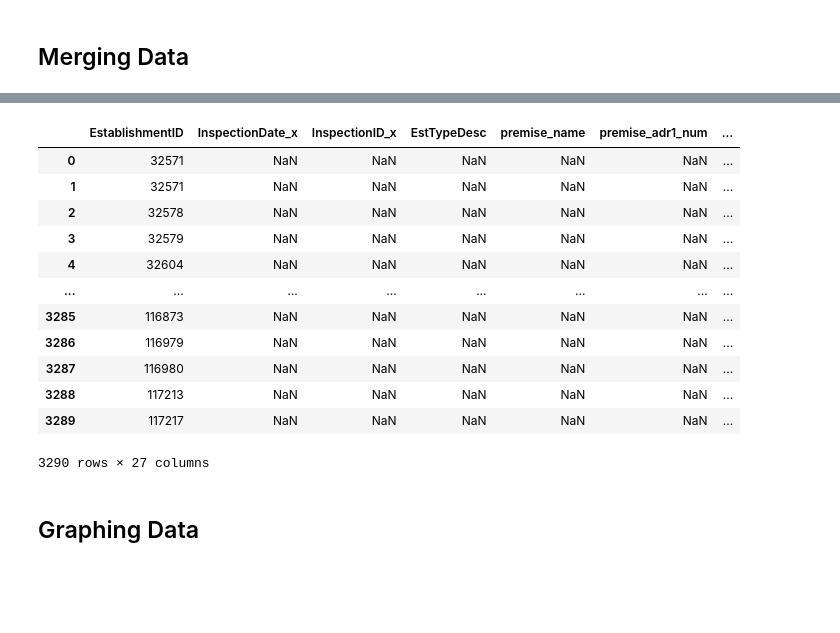
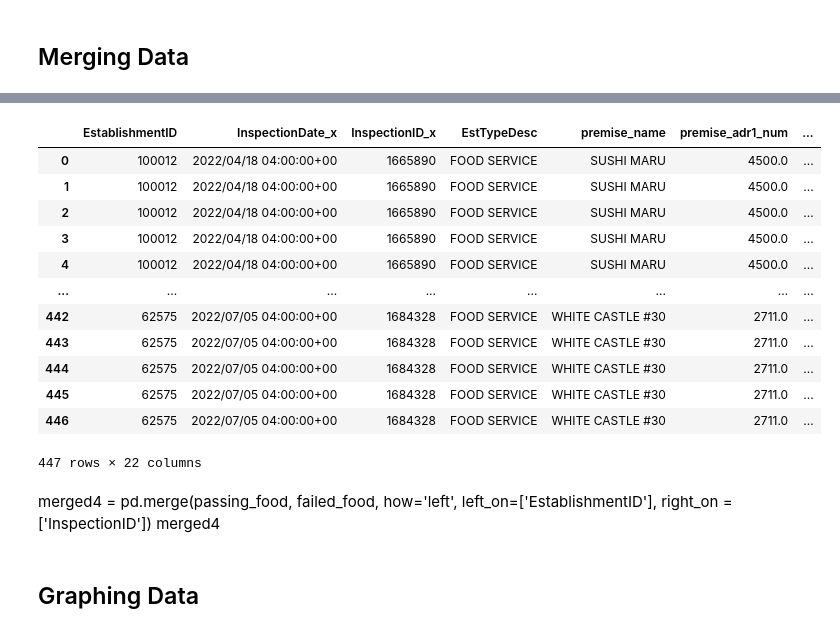
Before and after one commit to jordannotjam/Foodie-City-Scores, a Jupyter notebook: scores.ipynb, the cells around one changed output, grey strips where cells are left out. Drawn from its saved outputs; the diff is of its cells as text; code cells hidden in the pictures; blank space fills up the shorter version.

Commit message:
more work on merges

```diff
--- a/scores.ipynb
+++ b/scores.ipynb
@@ -166,21 +149,24 @@ merged2
 # %%
-merged = pd.merge(failed_food, passing_food,on='EstablishmentID',how='right')
-#merged.drop(['premise_city', 'premise_state', 'premise_zip', 'City', 'State', 'Zip', 'EstablishmentName'], axis =1)
+merged = pd.merge(failed_food, passing_food,on='EstablishmentID', how='left')
+merged.drop(['premise_city', 'premise_state', 'premise_zip', 'City', 'State'], axis =1, inplace=True)
 merged
 # %% [output]
 |  | EstablishmentID | InspectionDate_x | InspectionID_x | EstTypeDesc | premise_name | premise_adr1_num | ... |
-| 0 | 32571 | NaN | NaN | NaN | NaN | NaN | ... |
-| 1 | 32571 | NaN | NaN | NaN | NaN | NaN | ... |
-| 2 | 32578 | NaN | NaN | NaN | NaN | NaN | ... |
-| 3 | 32579 | NaN | NaN | NaN | NaN | NaN | ... |
-| 4 | 32604 | NaN | NaN | NaN | NaN | NaN | ... |
+| 0 | 100012 | 2022/04/18 04:00:00+00 | 1665890 | FOOD SERVICE | SUSHI MARU | 4500.0 | ... |
+| 1 | 100012 | 2022/04/18 04:00:00+00 | 1665890 | FOOD SERVICE | SUSHI MARU | 4500.0 | ... |
+| 2 | 100012 | 2022/04/18 04:00:00+00 | 1665890 | FOOD SERVICE | SUSHI MARU | 4500.0 | ... |
+| 3 | 100012 | 2022/04/18 04:00:00+00 | 1665890 | FOOD SERVICE | SUSHI MARU | 4500.0 | ... |
+| 4 | 100012 | 2022/04/18 04:00:00+00 | 1665890 | FOOD SERVICE | SUSHI MARU | 4500.0 | ... |
 | ... | ... | ... | ... | ... | ... | ... | ... |
-| 3285 | 116873 | NaN | NaN | NaN | NaN | NaN | ... |
-| 3286 | 116979 | NaN | NaN | NaN | NaN | NaN | ... |
-| 3287 | 116980 | NaN | NaN | NaN | NaN | NaN | ... |
-| 3288 | 117213 | NaN | NaN | NaN | NaN | NaN | ... |
-| 3289 | 117217 | NaN | NaN | NaN | NaN | NaN | ... |
+| 442 | 62575 | 2022/07/05 04:00:00+00 | 1684328 | FOOD SERVICE | WHITE CASTLE #30 | 2711.0 | ... |
+| 443 | 62575 | 2022/07/05 04:00:00+00 | 1684328 | FOOD SERVICE | WHITE CASTLE #30 | 2711.0 | ... |
+| 444 | 62575 | 2022/07/05 04:00:00+00 | 1684328 | FOOD SERVICE | WHITE CASTLE #30 | 2711.0 | ... |
+| 445 | 62575 | 2022/07/05 04:00:00+00 | 1684328 | FOOD SERVICE | WHITE CASTLE #30 | 2711.0 | ... |
+| 446 | 62575 | 2022/07/05 04:00:00+00 | 1684328 | FOOD SERVICE | WHITE CASTLE #30 | 2711.0 | ... |
-3290 rows × 27 columns
+447 rows × 22 columns
+# %% [markdown]
+merged4 = pd.merge(passing_food, failed_food, how='left', left_on=['EstablishmentID'], right_on = ['InspectionID'])
+merged4
 # %% [markdown]
 ## Graphing Data
 # %% [markdown]
```
Also changed, not shown: parts of 1 cell of this notebook.
